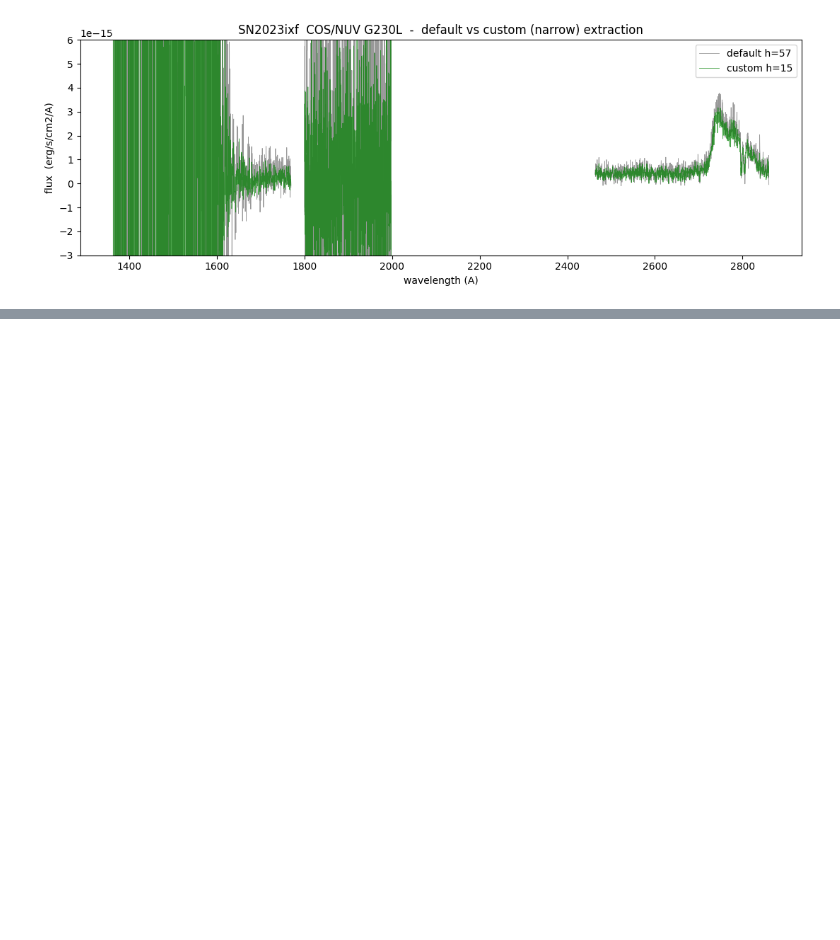
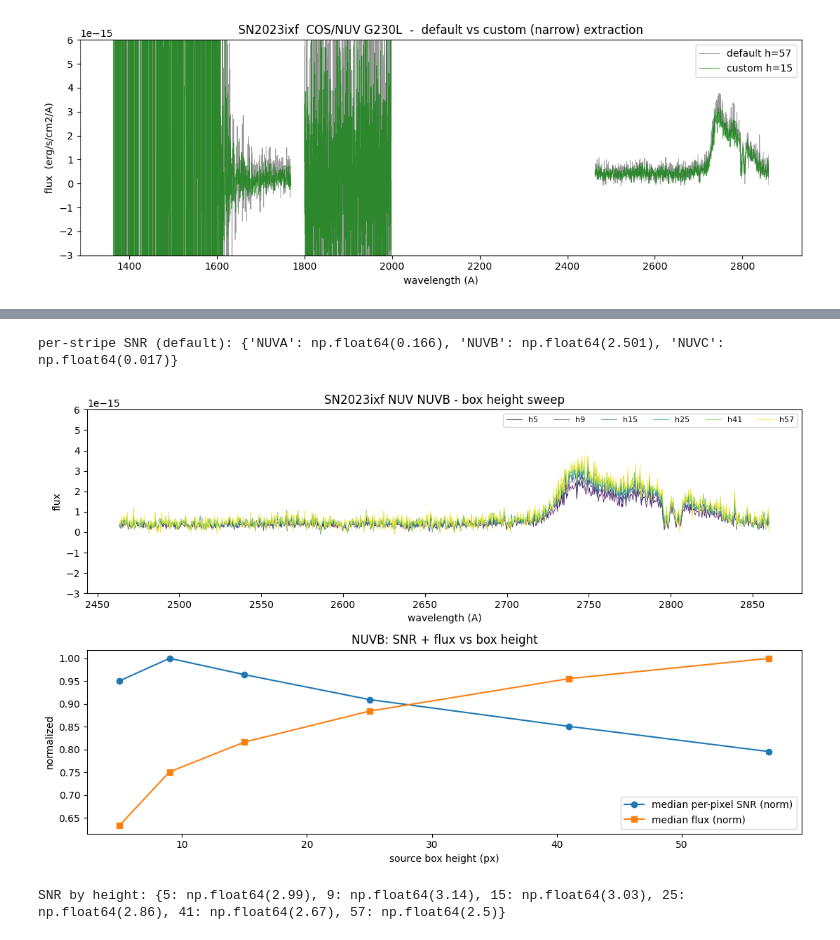
Before and after one commit to Ishaan2602/hst-uv-sn-spectra, a Jupyter notebook: cos_sandbox.ipynb, the cells around one changed output, grey strips where cells are left out. Cells and saved outputs as stored; diff of their text form; code cells hidden in the pictures; blank space fills up the shorter version.

Commit message:
COS custom extraction (NUV+FUV) with interactive height sweeps

```diff
--- a/cos_sandbox.ipynb
+++ b/cos_sandbox.ipynb
@@ -207,0 +212,37 @@ NUVC: flux std  default=4.84e-15  custom=2.49e-15
+# %%
+# NUV height sweep: overlay the science-stripe spectrum + SNR vs height
+heights = [5, 9, 15, 25, 41, 57]
+swp = "./Data/2023ixf/cos_sweep"
+
+# pick the science stripe = segment with the best per-pixel SNR (flux/error), robust to NUVA's noise spikes
+ref = Table.read(f"{swp}/h57/out/lf8803d5q_x1d.fits", hdu=1)
+def seg_snr(t, i):
+    g = t['DQ_WGT'][i] > 0
+    f = np.asarray(t['FLUX'][i][g], float); e = np.asarray(t['ERROR'][i][g], float)
+    return np.nanmedian(f / np.where(e > 0, e, np.nan))
+seg_snrs = {ref['SEGMENT'][i]: round(seg_snr(ref, i), 3) for i in range(len(ref))}
+print("per-stripe SNR (default):", seg_snrs)
+sci = int(np.nanargmax([seg_snr(ref, i) for i in range(len(ref))])); sciseg = ref['SEGMENT'][sci]
+
+fig, (ax1, ax2) = plt.subplots(2, 1, figsize=(11, 7))
+cols = plt.cm.viridis(np.linspace(0, 1, len(heights)))
+snr, flux = [], []
+for h, c in zip(heights, cols):
+    t = Table.read(f"{swp}/h{h}/out/lf8803d5q_x1d.fits", hdu=1)
+    w, f, e, g = t['WAVELENGTH'][sci], t['FLUX'][sci], t['ERROR'][sci], t['DQ_WGT'][sci] > 0
+    ax1.plot(w[g], f[g], lw=0.5, color=c, label=f'h{h}')
+    pix_snr = np.asarray(f[g], float) / np.asarray(e[g], float)
+    snr.append(np.nanmedian(pix_snr)); flux.append(np.nanmedian(np.asarray(f[g], float)))
+ax1.set_ylim(-3e-15, 6e-15); ax1.legend(ncol=6, fontsize=8)
+ax1.set_xlabel('wavelength (A)'); ax1.set_ylabel('flux'); ax1.set_title(f'SN2023ixf NUV {sciseg} - box height sweep')
+
+ax2.plot(heights, np.array(snr) / max(snr), 'o-', label='median per-pixel SNR (norm)')
+ax2.plot(heights, np.array(flux) / max(flux), 's-', label='median flux (norm)')
+ax2.set_xlabel('source box height (px)'); ax2.set_ylabel('normalized'); ax2.legend()
+ax2.set_title(f'{sciseg}: SNR + flux vs box height')
+plt.tight_layout(); plt.show()
+print("SNR by height:", {h: round(s, 2) for h, s in zip(heights, snr)})
+# %% [output]
+per-stripe SNR (default): {'NUVA': np.float64(0.166), 'NUVB': np.float64(2.501), 'NUVC': np.float64(0.017)}
+[figure, added]
+SNR by height: {5: np.float64(2.99), 9: np.float64(3.14), 15: np.float64(3.03), 25: np.float64(2.86), 41: np.float64(2.67), 57: np.float64(2.5)}
```
Also changed, not shown: parts of 4 cells of this notebook, 3 other files.
